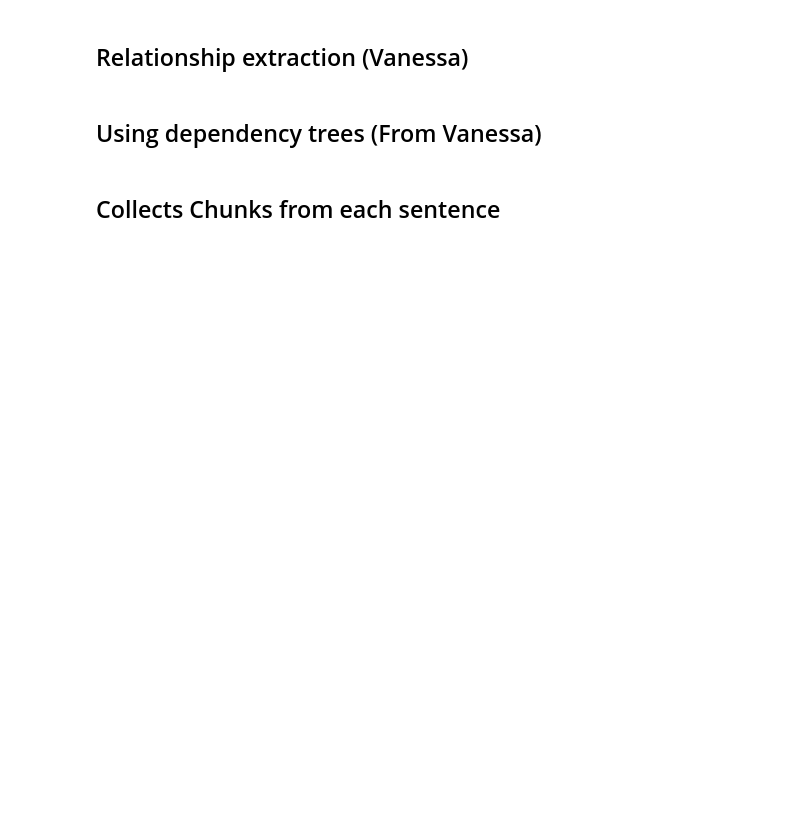
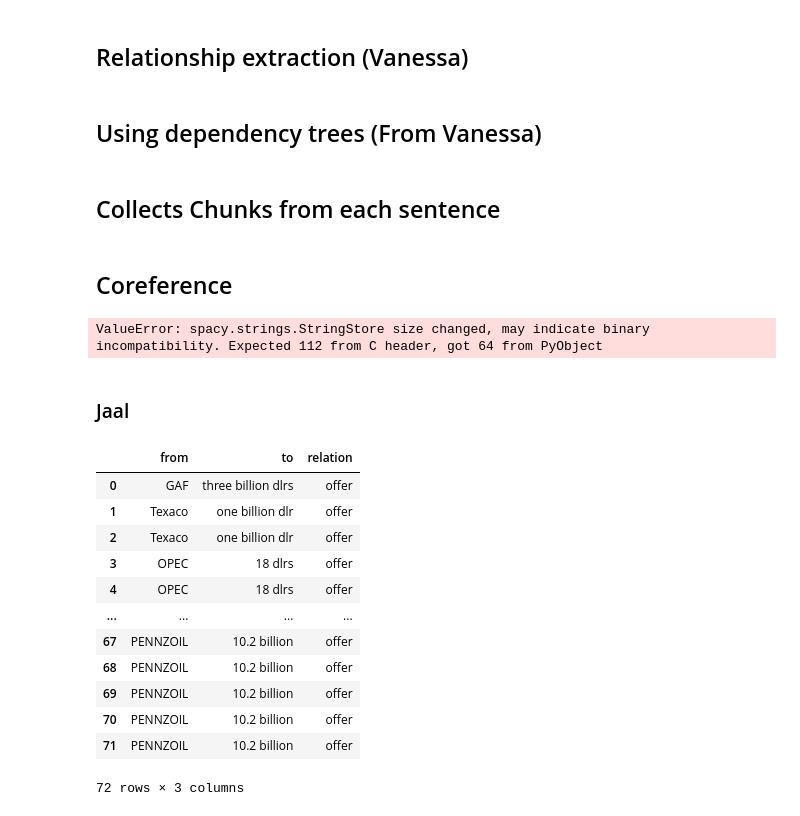
Before and after one commit to mokegg/Project_06-Algorythm, a Jupyter notebook: project_pipeline.ipynb, the cells around one changed output. Cells and saved outputs as stored; diff of their text form; code cells hidden in the pictures; blank space fills up the shorter version.

```diff
--- a/project_pipeline.ipynb
+++ b/project_pipeline.ipynb
@@ -247,3 +290,13 @@ df = pd.DataFrame(chunks_list, columns=["text", "root Text", "root dep", "head t
 # df['type'].value_counts()
 df.head(10)
 df.to_csv('data/chunks_list.csv')
+# %% [markdown]
+## Coreference
+# %%
+import spacy
+import neuralcoref
+from spacy import displacy
+
+neuralcoref.add_to_pipe(nlp)
+# %% [output]
+ValueError: spacy.strings.StringStore size changed, may indicate binary incompatibility. Expected 112 from C header, got 64 from PyObject
@@ -249,0 +308,37 @@ df.to_csv('data/chunks_list.csv')
+# %% [markdown]
+### Jaal
+# %%
+from jaal import Jaal
+import pandas as pd
+edge_df = pd.read_csv("data/edges.csv")
+node_df = pd.read_csv("data/nodes.csv")
+
+edge_df.drop(columns = 'Unnamed: 0', inplace =True)
+node_df.drop(columns = 'Unnamed: 0', inplace =True)
+
+# add edge labels
+# edge_df.loc[:, 'label'] = edge_df.loc[:, 'relation'].astype(str)
+
+#Run
+# Jaal(edge_df, node_df).plot()
+
+# edge_df
+edge_df
+
+
+# # add edge labels
+# edge_df.loc[:, 'label'] = edge_df.loc[:, 'relation'].astype(str)
+# %% [output]
+|  | from | to | relation |
+| 0 | GAF | three billion dlrs | offer |
+| 1 | Texaco | one billion dlr | offer |
+| 2 | Texaco | one billion dlr | offer |
+| 3 | OPEC | 18 dlrs | offer |
+| 4 | OPEC | 18 dlrs | offer |
+| ... | ... | ... | ... |
+| 67 | PENNZOIL | 10.2 billion | offer |
+| 68 | PENNZOIL | 10.2 billion | offer |
+| 69 | PENNZOIL | 10.2 billion | offer |
+| 70 | PENNZOIL | 10.2 billion | offer |
+| 71 | PENNZOIL | 10.2 billion | offer |
+72 rows × 3 columns
```
Also changed, not shown: parts of 25 cells of this notebook.
